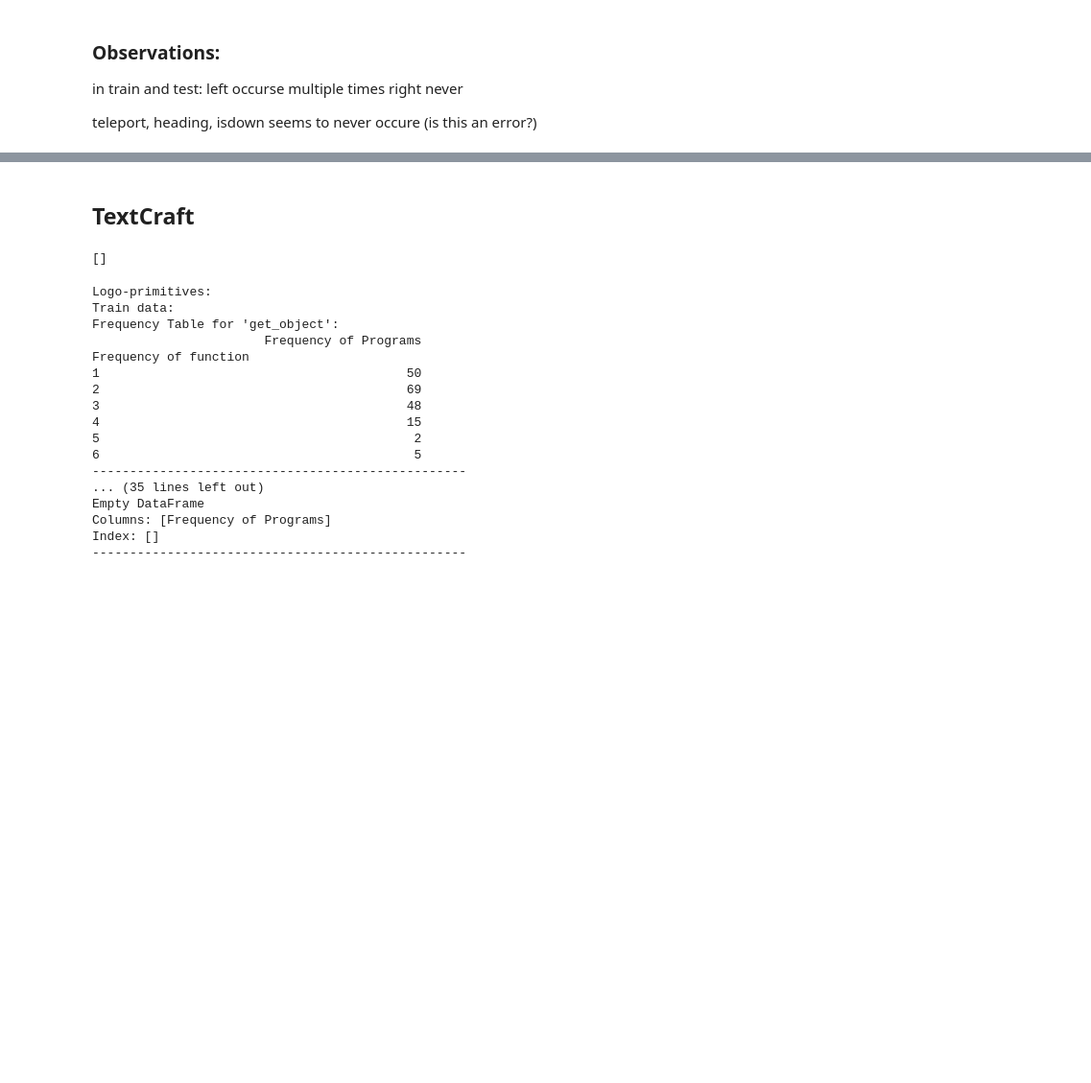
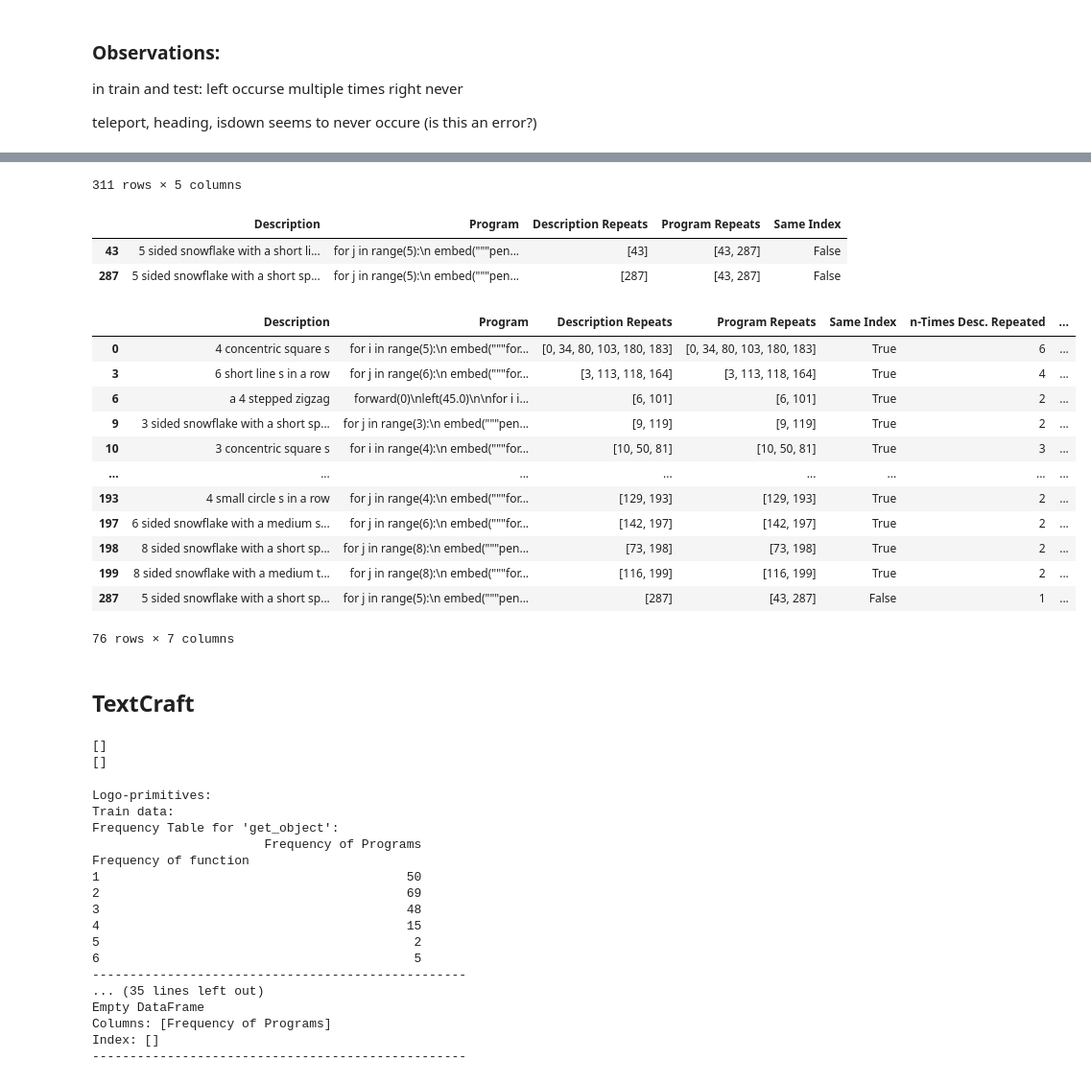
Before and after one commit to ruthchy/llm-generalization-program-synthesis, a Jupyter notebook: programs_DSL.ipynb, the cells around one changed output, grey strips where cells are left out. Shown at 96% size. Cells and saved outputs as stored; diff of their text form; code cells hidden in the pictures; blank space fills up the shorter version.

Commit message:
Investigating duplicates contained in LOGO train and test data

```diff
--- a/programs_DSL.ipynb
+++ b/programs_DSL.ipynb
@@ -193,0 +282,56 @@ teleport, heading, isdown seems to never occure (is this an error?)
+# %%
+# Extract descriptions and programs from train_data and transform into pandas DataFrame
+def extract_descriptions_and_programs(data):
+    extracted_data = []
+    for item in data:
+        description = None
+        program = None
+        for message in item.get('messages', []):
+            if message['from'] == 'human':
+                description = message['value']
+            elif message['from'] == 'gpt':
+                program = message['value']
+        if description and program:
+            extracted_data.append([description, program])
+    extracted_data = pd.DataFrame(extracted_data, columns=['Description', 'Program'])
+    return extracted_data
+
+# Extract descriptions and programs from train_data
+df_train = extract_descriptions_and_programs(train_data)
+df_test = extract_descriptions_and_programs(test_data)
+
+#display(df_train)
+#display(df_test)
+
+# Append the test data to the train data
+df_all = pd.concat([df_train, df_test], ignore_index=True)
+#display(df_all)
+
+# Create a list of row indices where the same description reappears
+df_all['Description Repeats'] = df_all['Description'].map(lambda desc: [i for i, d in enumerate(df_all['Description']) if d == desc])
+df_all['Program Repeats'] = df_all['Program'].map(lambda code: [i for i, c in enumerate(df_all['Program']) if c == code])
+
+# Check if the row indices collected for the description and program are the same
+df_all['Same Index'] = df_all.apply(lambda row: row['Description Repeats'] == row['Program Repeats'], axis=1)
+
+# Display the updated DataFrame
+display(df_all)
+
+# Count the occurrences of True and False in the 'Same Index' column
+df_all['Same Index'].value_counts()
+
+# Filter and print the rows where 'Same Index' is False
+df_false_same_index = df_all[df_all['Same Index'] == False]
+display(df_false_same_index)
+
+# Add columns for the count of description repeats and program repeats
+df_all['n-Times Desc. Repeated'] = df_all['Description Repeats'].map(len)
+df_all['n-Times Prog. Repeated'] = df_all['Program Repeats'].map(len)
+
+
+# Drop all rows where 'n-Times Prog. Repeated' and 'n-Times Desc. Repeated' are both 1
+df_all = df_all[~((df_all['n-Times Prog. Repeated'] == 1) & (df_all['n-Times Desc. Repeated'] == 1))]
+
+# Display the updated DataFrame
+display(df_all)
+# %% [output]
@@ -194,3 +350,20 @@ teleport, heading, isdown seems to never occure (is this an error?)
+311 rows × 5 columns
+|  | Description | Program | Description Repeats | Program Repeats | Same Index |
+| 43 | 5 sided snowflake with a short li... | for j in range(5):\n embed("""pen... | [43] | [43, 287] | False |
+| 287 | 5 sided snowflake with a short sp... | for j in range(5):\n embed("""pen... | [287] | [43, 287] | False |
+|  | Description | Program | Description Repeats | Program Repeats | Same Index | n-Times Desc. Repeated | ... |
+| 0 | 4 concentric square s | for i in range(5):\n embed("""for... | [0, 34, 80, 103, 180, 183] | [0, 34, 80, 103, 180, 183] | True | 6 | ... |
+| 3 | 6 short line s in a row | for j in range(6):\n embed("""for... | [3, 113, 118, 164] | [3, 113, 118, 164] | True | 4 | ... |
+| 6 | a 4 stepped zigzag | forward(0)\nleft(45.0)\n\nfor i i... | [6, 101] | [6, 101] | True | 2 | ... |
+| 9 | 3 sided snowflake with a short sp... | for j in range(3):\n embed("""pen... | [9, 119] | [9, 119] | True | 2 | ... |
+| 10 | 3 concentric square s | for i in range(4):\n embed("""for... | [10, 50, 81] | [10, 50, 81] | True | 3 | ... |
+| ... | ... | ... | ... | ... | ... | ... | ... |
+| 193 | 4 small circle s in a row | for j in range(4):\n embed("""for... | [129, 193] | [129, 193] | True | 2 | ... |
+| 197 | 6 sided snowflake with a medium s... | for j in range(6):\n embed("""for... | [142, 197] | [142, 197] | True | 2 | ... |
+| 198 | 8 sided snowflake with a short sp... | for j in range(8):\n embed("""pen... | [73, 198] | [73, 198] | True | 2 | ... |
+| 199 | 8 sided snowflake with a medium t... | for j in range(8):\n embed("""for... | [116, 199] | [116, 199] | True | 2 | ... |
+| 287 | 5 sided snowflake with a short sp... | for j in range(5):\n embed("""pen... | [287] | [43, 287] | False | 1 | ... |
+76 rows × 7 columns
 # %% [markdown]
 ## TextCraft
 # %%
@@ -208,9 +381,13 @@ with open(f"external/dependencies/{test_textcraft_data}", 'r') as f:
 # List containing TextCraft primitives from the ReGAL paper
 primitives = ['get_object', 'craft_object', 'check_inventory']
 train_result = extract_non_logo_expressions(train_data, primitives)
+test_result = extract_non_logo_expressions(test_data, primitives)
+
 print(train_result)
+print(test_result)
 # %% [output]
 []
+[]
 # %%
 # Count the frequency of programs containing the 'embed' function
 def display_frequency(data, functions_list):
```
Also changed, not shown: parts of 9 cells of this notebook.
